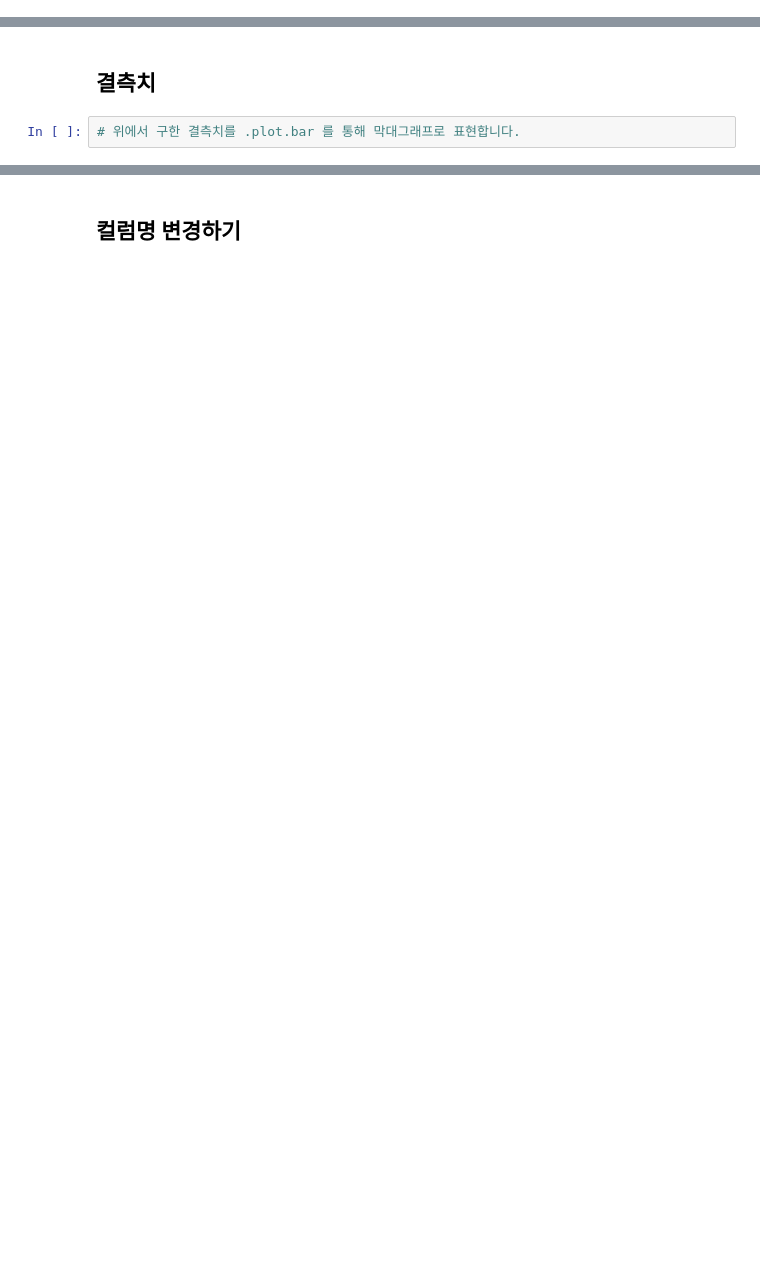
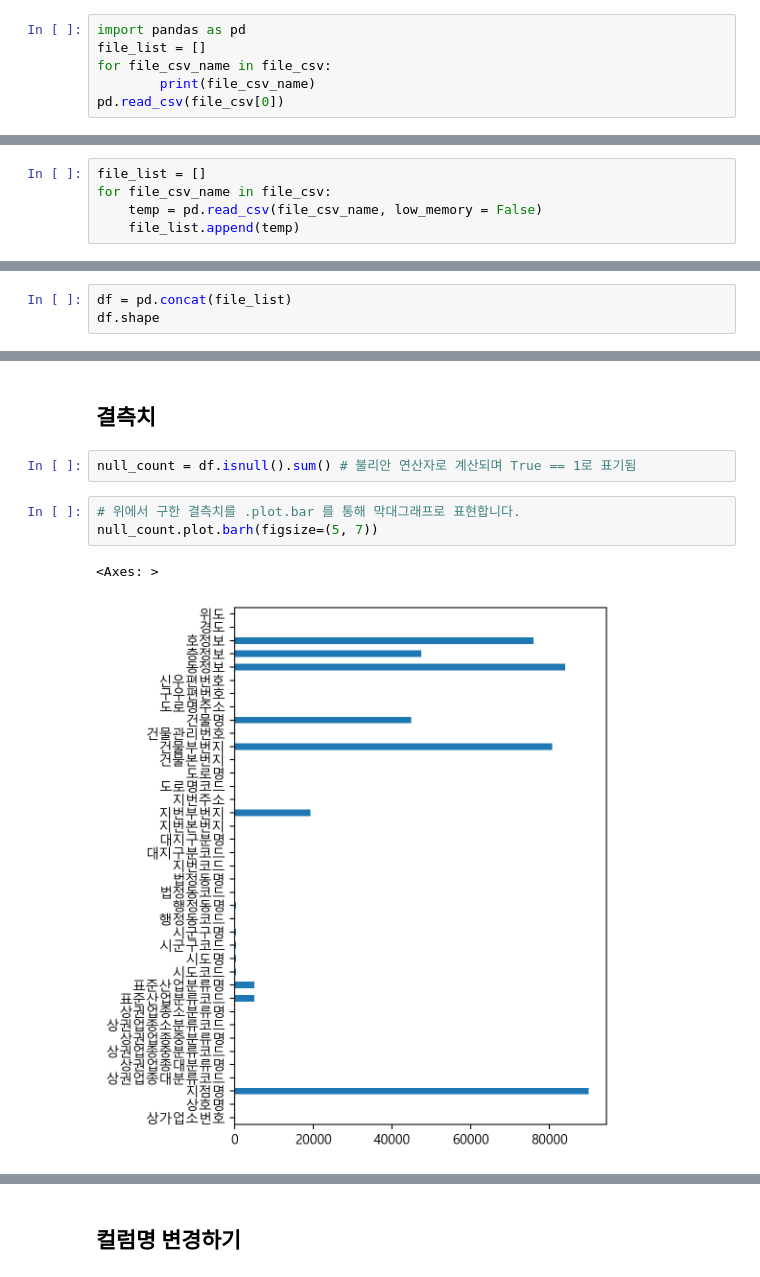
Before and after one commit to TeamCayley-official/2024-Tutorial, a Jupyter notebook: Tutorial/beginner/week3/week3_이준호.ipynb, the cells around one changed output, grey strips where cells are left out. Cells and saved outputs as stored; diff of their text form; blank space fills up the shorter version.

```diff
--- a/Tutorial/beginner/week3/week3_이준호.ipynb
+++ b/Tutorial/beginner/week3/week3_이준호.ipynb
@@ -43,0 +188,6 @@ from IPython.display import set_matplotlib_formats
+# %%
+import pandas as pd
+file_list = []
+for file_csv_name in file_csv:
+        print(file_csv_name)
+pd.read_csv(file_csv[0])
@@ -43,0 +225,5 @@ from IPython.display import set_matplotlib_formats
+# %%
+file_list = []
+for file_csv_name in file_csv:
+    temp = pd.read_csv(file_csv_name, low_memory = False)
+    file_list.append(temp)
@@ -43,0 +232,3 @@ from IPython.display import set_matplotlib_formats
+# %%
+df = pd.concat(file_list)
+df.shape
@@ -67,7 +382,13 @@ from IPython.display import set_matplotlib_formats
 # %% [markdown]
 ## 결측치
+# %%
+null_count = df.isnull().sum() # 불리안 연산자로 계산되며 True == 1로 표기됨
 # %%
 # 위에서 구한 결측치를 .plot.bar 를 통해 막대그래프로 표현합니다.
+null_count.plot.barh(figsize=(5, 7))
+# %% [output]
+<Axes: >
+[figure, added]
 # %%
 # 위에서 계산한 결측치 수를 reset_index 를 통해 데이터프레임으로 만들어 줍니다.
 # df_null_count 변수에 결과를 담아서 head 로 미리보기를 합니다.
```
Also changed, not shown: parts of 91 cells of this notebook.
